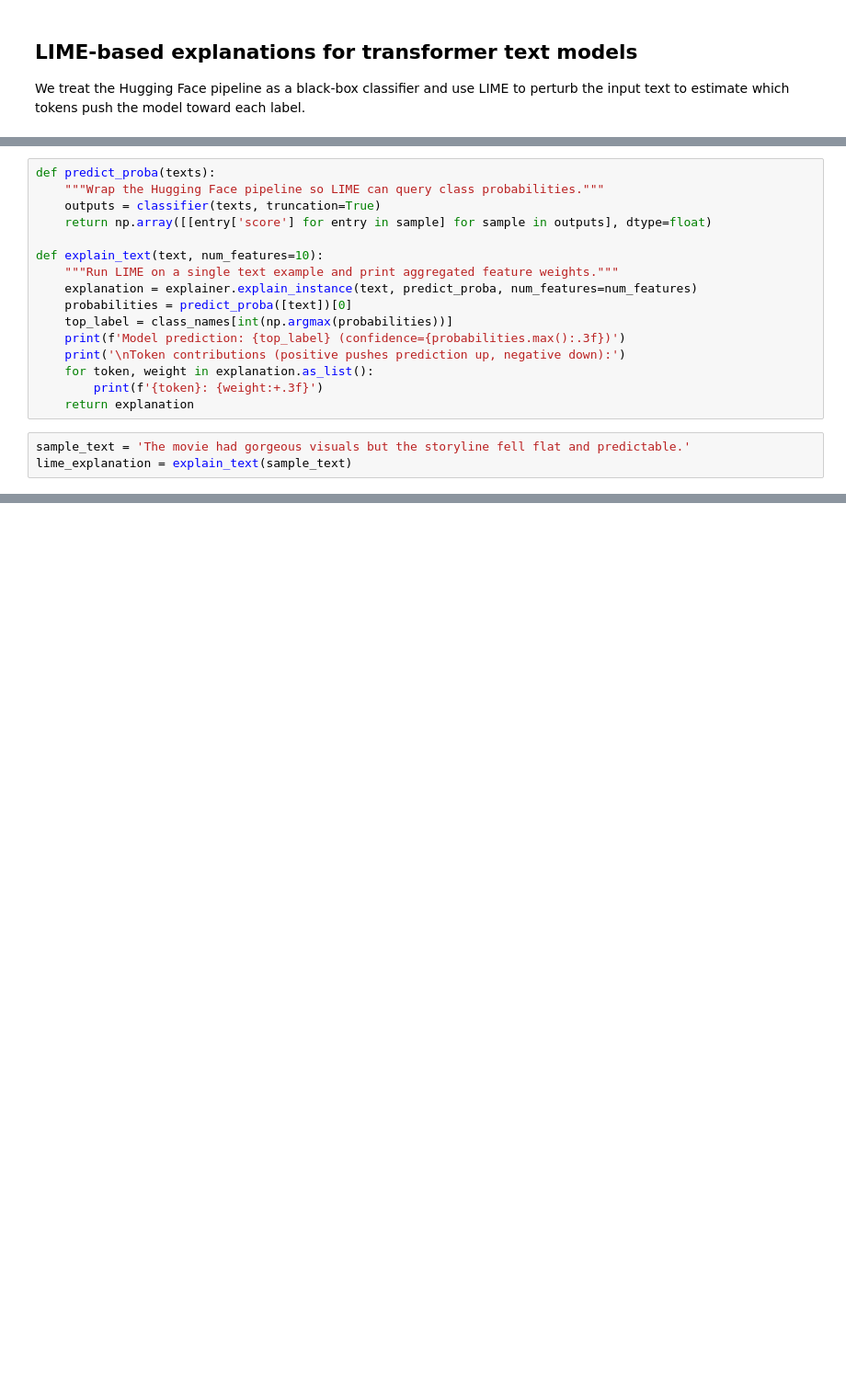
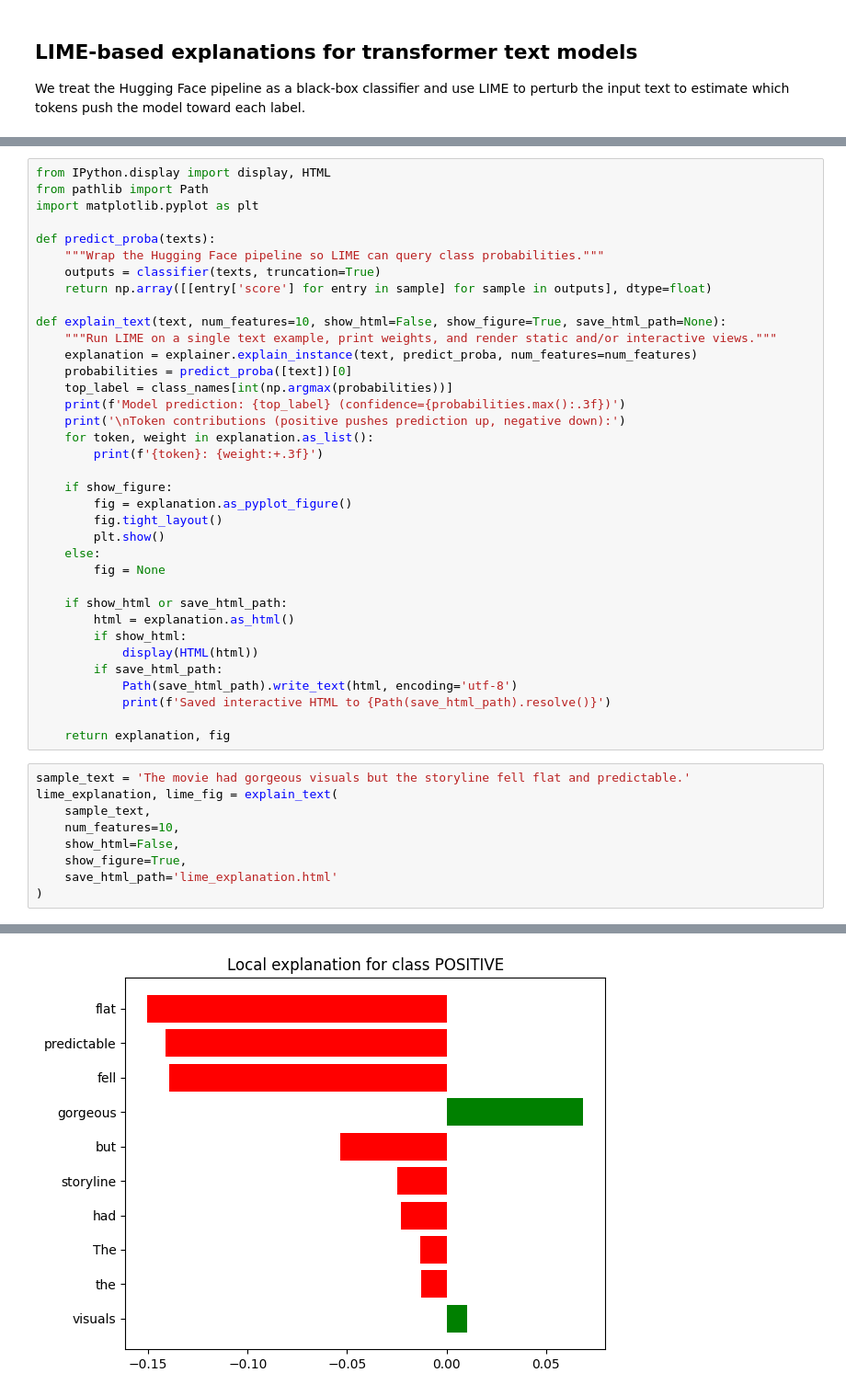
Before and after one commit to jamesjyoon/llm_interpretability, a Jupyter notebook: lime.ipynb, the cells around one changed output, grey strips where cells are left out. Shown: that part at 92% size. Drawn from its saved outputs; the diff is of its cells as text; blank space fills up the shorter version.

```diff
--- a/lime.ipynb
+++ b/lime.ipynb
@@ -22,11 +46,15 @@ explainer = LimeTextExplainer(class_names=class_names)
 # %%
+from IPython.display import display, HTML
+from pathlib import Path
+import matplotlib.pyplot as plt
+
 def predict_proba(texts):
     """Wrap the Hugging Face pipeline so LIME can query class probabilities."""
     outputs = classifier(texts, truncation=True)
     return np.array([[entry['score'] for entry in sample] for sample in outputs], dtype=float)
 
-def explain_text(text, num_features=10):
-    """Run LIME on a single text example and print aggregated feature weights."""
+def explain_text(text, num_features=10, show_html=False, show_figure=True, save_html_path=None):
+    """Run LIME on a single text example, print weights, and render static and/or interactive views."""
     explanation = explainer.explain_instance(text, predict_proba, num_features=num_features)
     probabilities = predict_proba([text])[0]
     top_label = class_names[int(np.argmax(probabilities))]
@@ -34,7 +62,30 @@ def explain_text(text, num_features=10):
     print('\nToken contributions (positive pushes prediction up, negative down):')
     for token, weight in explanation.as_list():
         print(f'{token}: {weight:+.3f}')
-    return explanation
+
+    if show_figure:
+        fig = explanation.as_pyplot_figure()
+        fig.tight_layout()
+        plt.show()
+    else:
+        fig = None
+
+    if show_html or save_html_path:
+        html = explanation.as_html()
+        if show_html:
+            display(HTML(html))
+        if save_html_path:
+            Path(save_html_path).write_text(html, encoding='utf-8')
+            print(f'Saved interactive HTML to {Path(save_html_path).resolve()}')
+
+    return explanation, fig
 # %%
 sample_text = 'The movie had gorgeous visuals but the storyline fell flat and predictable.'
-lime_explanation = explain_text(sample_text)
+lime_explanation, lime_fig = explain_text(
+    sample_text,
+    num_features=10,
+    show_html=False,
+    show_figure=True,
+    save_html_path='lime_explanation.html'
+)
+# %% [output]
@@ -40,0 +105 @@ lime_explanation = explain_text(sample_text)
+[figure, added]
```
Also changed, not shown: parts of 4 cells of this notebook.
